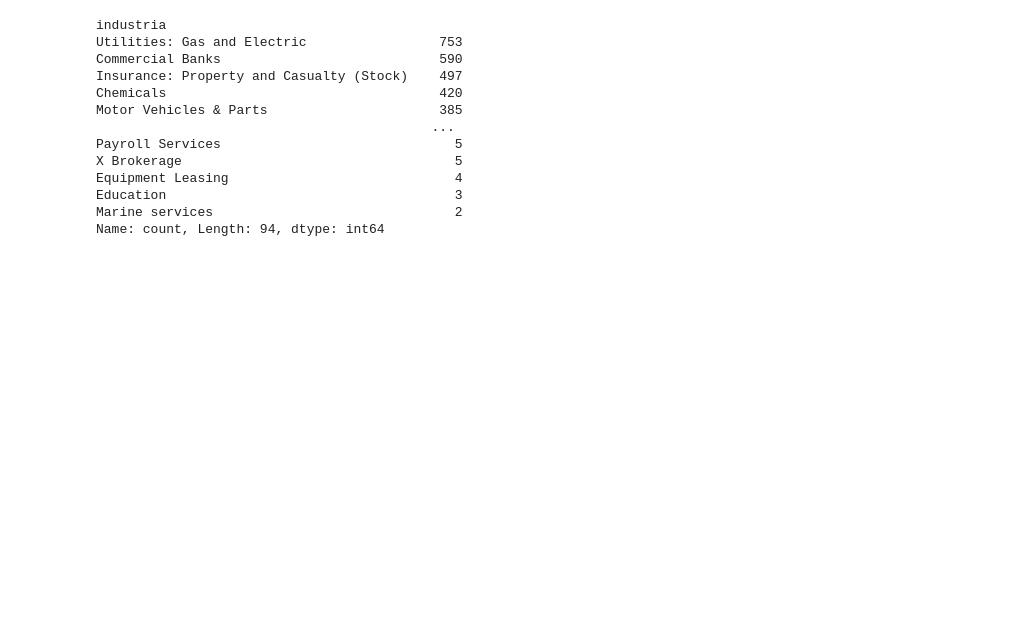
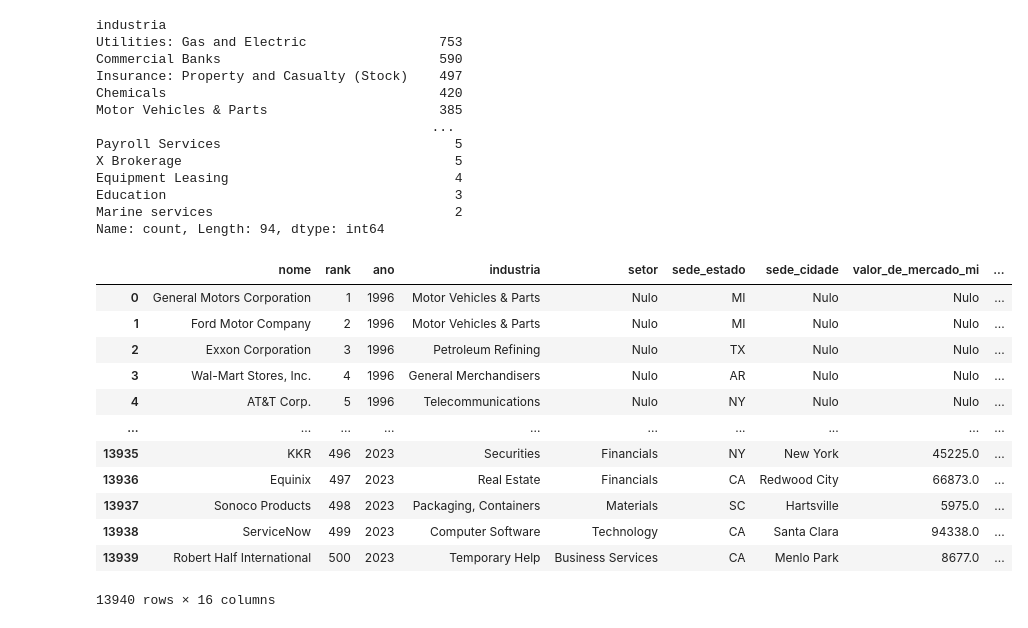
Before and after one commit to kaladabrio2020/AnalisandoFortunas, a Jupyter notebook: Analise.ipynb, the cells around one changed output. Saved outputs shown, nothing was run; the diff lists cells and outputs as text; code cells hidden in the pictures; blank space fills up the shorter version.

```diff
--- a/Analise.ipynb
+++ b/Analise.ipynb
@@ -427,3 +432,19 @@ Equipment Leasing                             4
 Education                                     3
 Marine services                               2
 Name: count, Length: 94, dtype: int64
+# %%
+dataIndustria =
+# %% [output]
+|  | nome | rank | ano | industria | setor | sede_estado | sede_cidade | valor_de_mercado_mi | ... |
+| 0 | General Motors Corporation | 1 | 1996 | Motor Vehicles & Parts | Nulo | MI | Nulo | Nulo | ... |
+| 1 | Ford Motor Company | 2 | 1996 | Motor Vehicles & Parts | Nulo | MI | Nulo | Nulo | ... |
+| 2 | Exxon Corporation | 3 | 1996 | Petroleum Refining | Nulo | TX | Nulo | Nulo | ... |
+| 3 | Wal-Mart Stores, Inc. | 4 | 1996 | General Merchandisers | Nulo | AR | Nulo | Nulo | ... |
+| 4 | AT&T Corp. | 5 | 1996 | Telecommunications | Nulo | NY | Nulo | Nulo | ... |
+| ... | ... | ... | ... | ... | ... | ... | ... | ... | ... |
+| 13935 | KKR | 496 | 2023 | Securities | Financials | NY | New York | 45225.0 | ... |
+| 13936 | Equinix | 497 | 2023 | Real Estate | Financials | CA | Redwood City | 66873.0 | ... |
+| 13937 | Sonoco Products | 498 | 2023 | Packaging, Containers | Materials | SC | Hartsville | 5975.0 | ... |
+| 13938 | ServiceNow | 499 | 2023 | Computer Software | Technology | CA | Santa Clara | 94338.0 | ... |
+| 13939 | Robert Half International | 500 | 2023 | Temporary Help | Business Services | CA | Menlo Park | 8677.0 | ... |
+13940 rows × 16 columns
```
Also changed, not shown: parts of 7 cells of this notebook.
